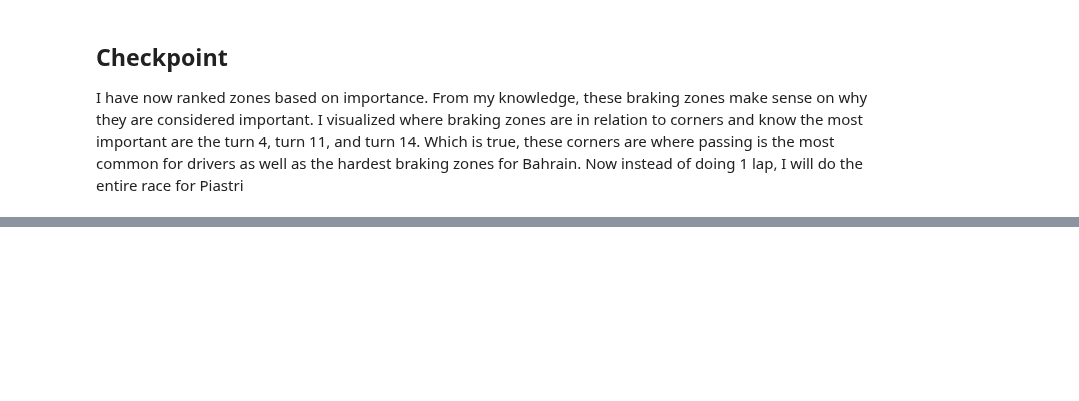
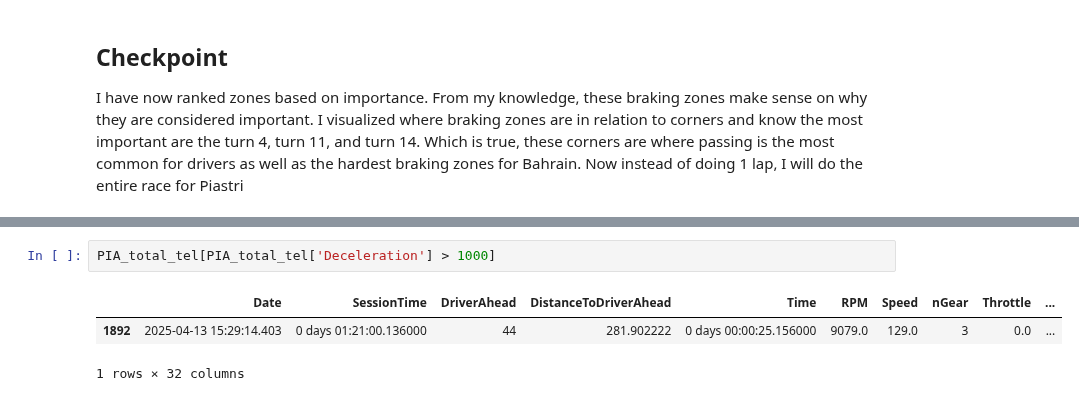
Before and after one commit to OhOmah/F1Revisited, a Jupyter notebook: KeyCornerPlayground.ipynb, the cells around one changed output, grey strips where cells are left out. Cells and saved outputs as stored; diff of their text form; blank space fills up the shorter version.

```diff
--- a/KeyCornerPlayground.ipynb
+++ b/KeyCornerPlayground.ipynb
@@ -177,0 +203,6 @@ PIA_lap = race.laps.pick_drivers('PIA').pick_accurate()
+# %%
+PIA_total_tel[PIA_total_tel['Deceleration'] > 1000]
+# %% [output]
+|  | Date | SessionTime | DriverAhead | DistanceToDriverAhead | Time | RPM | Speed | nGear | Throttle | ... |
+| 1892 | 2025-04-13 15:29:14.403 | 0 days 01:21:00.136000 | 44 | 281.902222 | 0 days 00:00:25.156000 | 9079.0 | 129.0 | 3 | 0.0 | ... |
+1 rows × 32 columns
```
Also changed, not shown: parts of 7 cells of this notebook, 1 other file.
